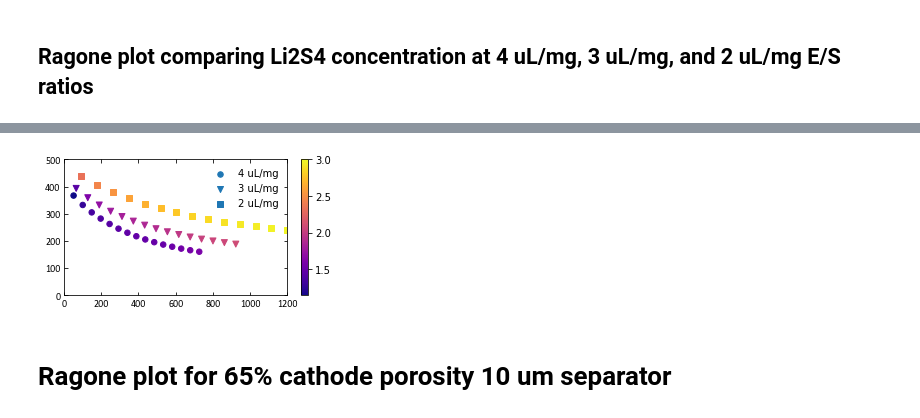
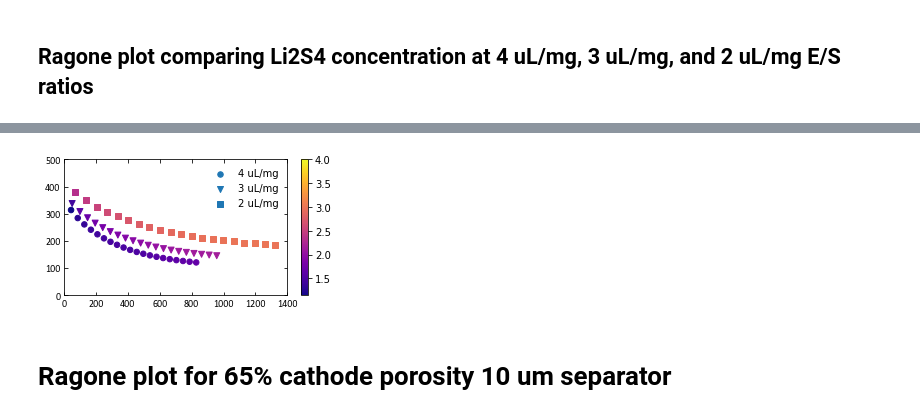
Before and after one commit to decaluwe/2020_Li_Sulfur_Modeling, a Jupyter notebook: Figures/scripts/Li_S Plotting.ipynb, the cells around one changed output, grey strips where cells are left out. Drawn from its saved outputs; the diff is of its cells as text; code cells hidden in the pictures.

```diff
--- a/Figures/scripts/Li_S Plotting.ipynb
+++ b/Figures/scripts/Li_S Plotting.ipynb
@@ -323,6 +266,9 @@ lw = 2.0
 keys = ['dch0.1C', 'dch0.2C', 'dch0.3C', 'dch0.4C', 'dch0.5C', 'dch0.6C', 'dch0.7C',
         'dch0.8C', 'dch0.9C', 'dch1.0C', 'dch1.1C', 'dch1.2C', 'dch1.3C',
         'dch1.4C', 'dch1.5C']
+keys_ES = ['dch0.1C', 'dch0.2C', 'dch0.3C', 'dch0.4C', 'dch0.5C', 'dch0.6C', 'dch0.7C',
+        'dch0.8C', 'dch0.9C', 'dch1.0C', 'dch1.1C', 'dch1.2C', 'dch1.3C',
+        'dch1.4C', 'dch1.5C', 'dch1.6C', 'dch1.7C', 'dch1.8C', 'dch1.9C', 'dch2C']
 keys_s = ['dch0.1C', 'dch0.5C', 'dch1.0C', 'dch1.5C']
 tags = tag_strings(lithiated_85pct25um['dch0.1C'])
 species = ['S8', 'Li2S8', 'Li2S6', 'Li2S4', 'Li2S2', 'Li2S']
@@ -803,14 +757,14 @@ for j in np.arange(0, points-1):
                         linewidth=lw, color=species_cmap[k],alpha=alphas[j])
 
 for i in range(3):
-    axs[i,0].set_xlim((0,200))
-    axs[i,0].set_xticks([0, 50, 100, 150, 200])
+    axs[i,0].set_xlim((0,190))
+    axs[i,0].set_xticks([0, 50, 100, 150])
     axs[i,0].set_ylim((1.8,2.4))
     axs[i,0].set_yticks([1.8, 2.0, 2.2, 2.4])
 
-    axs[i,1].set_xlim((0,200))
-    axs[i,1].set_xticks([0, 50, 100, 150, 200])
-    axs[i,1].set_ylim((0.0,3.0))
+    axs[i,1].set_xlim((0,190))
+    axs[i,1].set_xticks([0, 50, 100, 150])
+    axs[i,1].set_ylim((0.0,3.7))
     axs[i,1].set_yticks([0.0, 1.0, 2.0, 3.0])
 
 
@@ -983,14 +937,14 @@ from li_s_battery_init import cathode as cat2uL2
 from li_s_battery_init import anode as an2uL2
 os.chdir(owd)
 # %%
-Max_conc_4uL2 = np.zeros((len(keys)))
-for i in np.arange(0, len(keys)):
+Max_conc_4uL2 = np.zeros((len(keys_ES)))
+for i in np.arange(0, len(keys_ES)):
     maxlist = []
     for j in np.arange(20):
-        if i==8:
-            maxlist.append(C_k_Li_4uL[keys[i]]['rho_Li2S4(e)_cat'+str(j+1)].max())
+        if hasattr(C_k_Li_4uL[keys_ES[i]]['rho_Li2S4(e)_cat'+str(j+1)].max(), '__len__')==False:
+            maxlist.append(C_k_Li_4uL[keys_ES[i]]['rho_Li2S4(e)_cat'+str(j+1)].max())
         else:
-            maxlist.append(C_k_Li_4uL[keys[i]]['rho_Li2S4(e)_cat'+str(j+1)].max().iloc[-1])
+            maxlist.append(C_k_Li_4uL[keys_ES[i]]['rho_Li2S4(e)_cat'+str(j+1)].max().iloc[-1])
 
     Max_conc_4uL2[i] = max(maxlist)
 
@@ -998,14 +952,14 @@ Max_conc_norm_4uL2 = Max_conc_4uL2/max(Max_conc_4uL2)
 
 plasma_custom_4uL2 = matplotlib.cm.plasma(Max_conc_norm_4uL2)
 #---------------------------------------------------------------------------------------------
-Max_conc_3uL2 = np.zeros((len(keys)))
-for i in np.arange(0, len(keys)):
+Max_conc_3uL2 = np.zeros((len(keys_ES)))
+for i in np.arange(0, len(keys_ES)):
     maxlist = []
     for j in np.arange(20):
-        if i==8:
-            maxlist.append(C_k_Li_3uL[keys[i]]['rho_Li2S4(e)_cat'+str(j+1)].max())
+        if hasattr(C_k_Li_3uL[keys_ES[i]]['rho_Li2S4(e)_cat'+str(j+1)].max(), '__len__')==False:
+            maxlist.append(C_k_Li_3uL[keys_ES[i]]['rho_Li2S4(e)_cat'+str(j+1)].max())
         else:
-            maxlist.append(C_k_Li_3uL[keys[i]]['rho_Li2S4(e)_cat'+str(j+1)].max().iloc[-1])
+            maxlist.append(C_k_Li_3uL[keys_ES[i]]['rho_Li2S4(e)_cat'+str(j+1)].max().iloc[-1])
 
     Max_conc_3uL2[i] = max(maxlist)
 
@@ -1013,14 +967,14 @@ Max_conc_norm_3uL2 = Max_conc_3uL2/max(Max_conc_3uL2)
 
 plasma_custom_3uL2 = matplotlib.cm.plasma(Max_conc_norm_3uL2)
 #---------------------------------------------------------------------------------------------
-Max_conc_2uL2 = np.zeros((len(keys)))
-for i in np.arange(0, len(keys)):
+Max_conc_2uL2 = np.zeros((len(keys_ES)))
+for i in np.arange(0, len(keys_ES)):
     maxlist = []
     for j in np.arange(20):
-        if i==8:
-            maxlist.append(C_k_Li_2uL[keys[i]]['rho_Li2S4(e)_cat'+str(j+1)].max())
+        if hasattr(C_k_Li_2uL[keys_ES[i]]['rho_Li2S4(e)_cat'+str(j+1)].max(), '__len__')==False:
+            maxlist.append(C_k_Li_2uL[keys_ES[i]]['rho_Li2S4(e)_cat'+str(j+1)].max())
         else:
-            maxlist.append(C_k_Li_2uL[keys[i]]['rho_Li2S4(e)_cat'+str(j+1)].max().iloc[-1])
+            maxlist.append(C_k_Li_2uL[keys_ES[i]]['rho_Li2S4(e)_cat'+str(j+1)].max().iloc[-1])
 
     Max_conc_2uL2[i] = max(maxlist)
 
@@ -1075,29 +1029,29 @@ os.chdir(owd)
 # %%
 os.chdir(owd)
 # fig = plt.figure(1)
 fig, ax = plt.subplots(1, 1)# fig.add_axes([0.2, 0.2, 0.5, 0.75])
 tick_format(ax)
 fig.set_size_inches((5., 2.5))
 
 tick_format(ax)
 
 val_min=min(min(Max_conc_4uL2), min(Max_conc_3uL2), min(Max_conc_2uL2))
 val_max=max(max(Max_conc_4uL2), max(Max_conc_3uL2), max(Max_conc_2uL2))
 val_max = ceil(val_max)
 p1 = ax.scatter(Power_cascade_4uL1, -E_rec_4uL1, marker='o', s=30.0, c=Max_conc_4uL2,# edgecolors='k',
                  cmap='plasma', vmin=val_min, vmax=val_max)
 p2 = ax.scatter(Power_cascade_3uL1, -E_rec_3uL1, marker='v', c=Max_conc_3uL2,# edgecolors='k',
                  cmap='plasma', vmin=val_min, vmax=val_max)
 p3 = ax.scatter(Power_cascade_2uL1, -E_rec_2uL1, marker=',', c=Max_conc_2uL2,# edgecolors='k',
                  cmap='plasma', vmin=val_min, vmax=val_max)
 plt.colorbar(p2)
 plt.ylim((0, 500))
 plt.legend(['4 uL/mg', '3 uL/mg', '2 uL/mg'],frameon=False)
-plt.xlim((0, 1200))
+plt.xlim((0, 1400))
 fig.savefig('Figure6_Ragone_Li2S4.pdf',dpi=350)
 os.chdir(owd)
 # %% [output]
-[figure, old version]
+[figure, new version]
 # %% [markdown]
 # Ragone plot for 65% cathode porosity 10 um separator
 # %%
```
Also changed, not shown: parts of 17 cells of this notebook, 29 other files.
